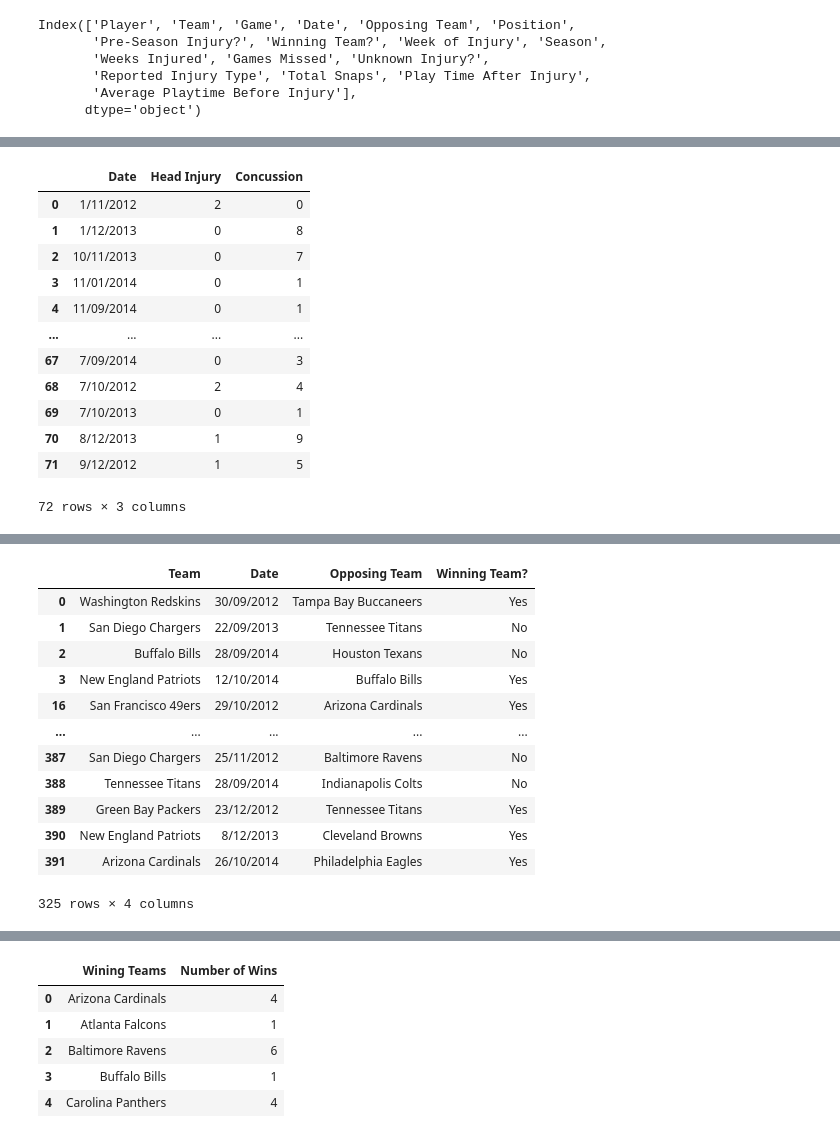
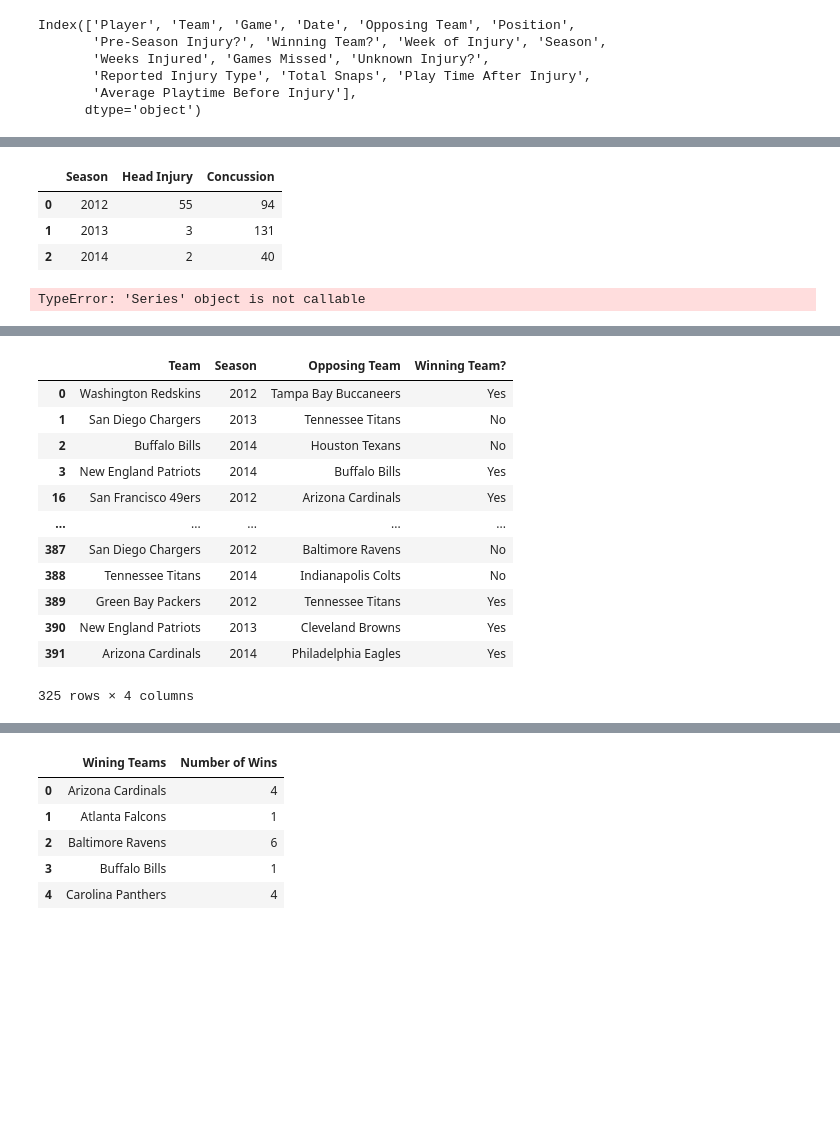
Before and after one commit to DunieCarrasco/nfl_concussion_analysis, a Jupyter notebook: win_lose_visualization.ipynb, the cells around one changed output, grey strips where cells are left out. Saved outputs shown, nothing was run; the diff lists cells and outputs as text; code cells hidden in the pictures; blank space fills up the shorter version.

```diff
--- a/win_lose_visualization.ipynb
+++ b/win_lose_visualization.ipynb
@@ -212,8 +212,8 @@ head_injury.head()
 # %%
-head_injury = team_concussion.groupby(["Date"]).apply(lambda x: x[x["Reported Injury Type"] == "Head"]["Reported Injury Type"].count())
+head_injury = team_concussion.groupby(["Season"]).apply(lambda x: x[x["Reported Injury Type"] == "Head"]["Reported Injury Type"].count())
 # %%
 head_injury = pd.DataFrame(head_injury)
 head_injury = head_injury.reset_index()
-head_injury = head_injury.rename(columns = {"Date":"Date", 0:"Head Injury"})
+head_injury = head_injury.rename(columns = {"Season":"Season", 0:"Head Injury"})
 head_injury
 # %% [output]
@@ -243,8 +234,8 @@ concussion_injury.head()
 # %%
-concussion_injury = team_concussion.groupby(["Date"]).apply(lambda x: x[x["Reported Injury Type"] == "Concussion"]["Reported Injury Type"].count())
+concussion_injury = team_concussion.groupby(["Season"]).apply(lambda x: x[x["Reported Injury Type"] == "Concussion"]["Reported Injury Type"].count())
 # %%
 concussion_injury = pd.DataFrame(concussion_injury)
 concussion_injury = concussion_injury.reset_index()
-concussion_injury = concussion_injury.rename(columns = {"Date":"Date", 0:"Concussion"})
+concussion_injury = concussion_injury.rename(columns = {"Season":"Season", 0:"Concussion"})
 concussion_injury
 # %% [output]
@@ -264,19 +246,14 @@ concussion_injury
 # %%
-compare_head_injury_concussion = head_injury.merge(concussion_injury, left_on='Date', right_on='Date',
+compare_head_injury_concussion = head_injury.merge(concussion_injury, left_on='Season', right_on='Season',
           suffixes=('Head Injury', 'Concussion'))
 compare_head_injury_concussion
 # %% [output]
-|  | Date | Head Injury | Concussion |
-| 0 | 1/11/2012 | 2 | 0 |
-| 1 | 1/12/2013 | 0 | 8 |
-| 2 | 10/11/2013 | 0 | 7 |
-| 3 | 11/01/2014 | 0 | 1 |
-| 4 | 11/09/2014 | 0 | 1 |
-| ... | ... | ... | ... |
-| 67 | 7/09/2014 | 0 | 3 |
-| 68 | 7/10/2012 | 2 | 4 |
-| 69 | 7/10/2013 | 0 | 1 |
-| 70 | 8/12/2013 | 1 | 9 |
-| 71 | 9/12/2012 | 1 | 5 |
+|  | Season | Head Injury | Concussion |
+| 0 | 2012 | 55 | 94 |
+| 1 | 2013 | 3 | 131 |
+| 2 | 2014 | 2 | 40 |
-72 rows × 3 columns
+# %%
+compare_head_injury_concussion.dtypes()
+# %% [output]
+TypeError: 'Series' object is not callable
 # %%
@@ -298,21 +275,21 @@ plt.show()
 [interactive output not drawn]
 TypeError: 'AxesSubplot' object is not subscriptable
 # %%
-team_success_concussion = clean_concussion_2012_2014.loc[:,['Team', 'Date', 'Opposing Team', 'Winning Team?',]]
+team_success_concussion = clean_concussion_2012_2014.loc[:,['Team', 'Season', 'Opposing Team', 'Winning Team?',]]
 team_success_concussion
 # %% [output]
-|  | Team | Date | Opposing Team | Winning Team? |
-| 0 | Washington Redskins | 30/09/2012 | Tampa Bay Buccaneers | Yes |
-| 1 | San Diego Chargers | 22/09/2013 | Tennessee Titans | No |
-| 2 | Buffalo Bills | 28/09/2014 | Houston Texans | No |
-| 3 | New England Patriots | 12/10/2014 | Buffalo Bills | Yes |
-| 16 | San Francisco 49ers | 29/10/2012 | Arizona Cardinals | Yes |
+|  | Team | Season | Opposing Team | Winning Team? |
+| 0 | Washington Redskins | 2012 | Tampa Bay Buccaneers | Yes |
+| 1 | San Diego Chargers | 2013 | Tennessee Titans | No |
+| 2 | Buffalo Bills | 2014 | Houston Texans | No |
+| 3 | New England Patriots | 2014 | Buffalo Bills | Yes |
+| 16 | San Francisco 49ers | 2012 | Arizona Cardinals | Yes |
 | ... | ... | ... | ... | ... |
-| 387 | San Diego Chargers | 25/11/2012 | Baltimore Ravens | No |
-| 388 | Tennessee Titans | 28/09/2014 | Indianapolis Colts | No |
-| 389 | Green Bay Packers | 23/12/2012 | Tennessee Titans | Yes |
-| 390 | New England Patriots | 8/12/2013 | Cleveland Browns | Yes |
-| 391 | Arizona Cardinals | 26/10/2014 | Philadelphia Eagles | Yes |
+| 387 | San Diego Chargers | 2012 | Baltimore Ravens | No |
+| 388 | Tennessee Titans | 2014 | Indianapolis Colts | No |
+| 389 | Green Bay Packers | 2012 | Tennessee Titans | Yes |
+| 390 | New England Patriots | 2013 | Cleveland Browns | Yes |
+| 391 | Arizona Cardinals | 2014 | Philadelphia Eagles | Yes |
 325 rows × 4 columns
 # %%
 wining_teams = team_success_concussion.loc[team_success_concussion["Winning Team?"] == "Yes"]
```
Also changed, not shown: parts of 30 cells of this notebook, 5 other files.
